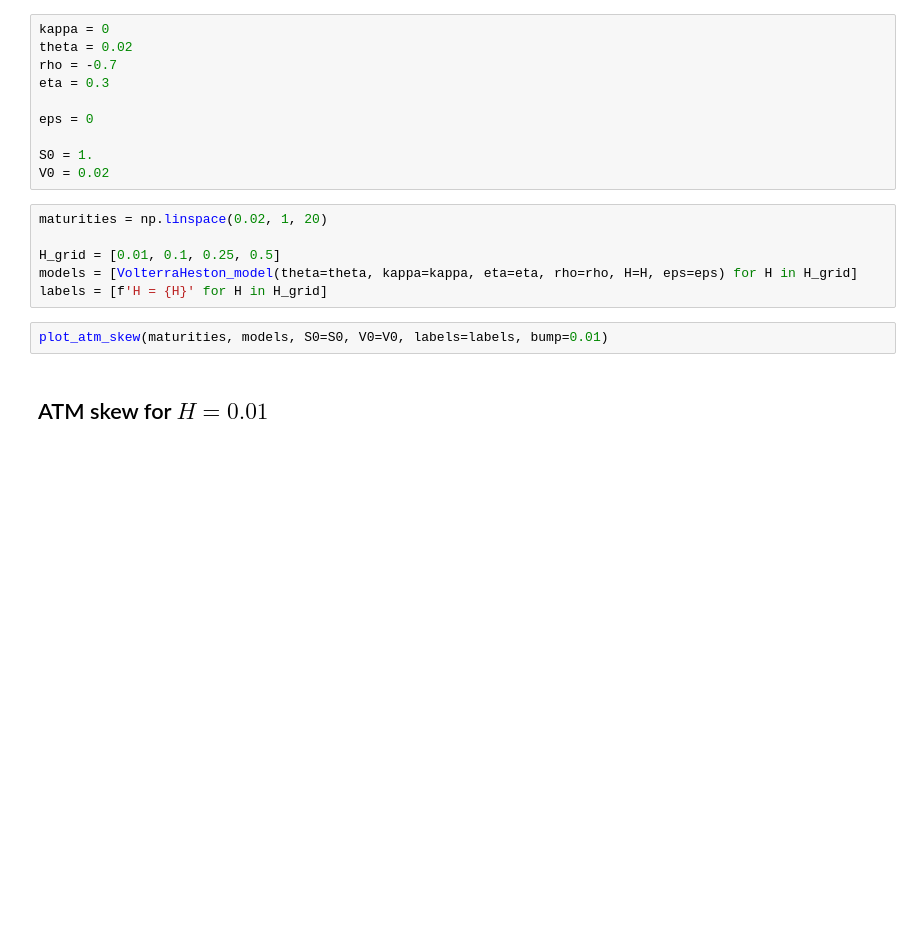
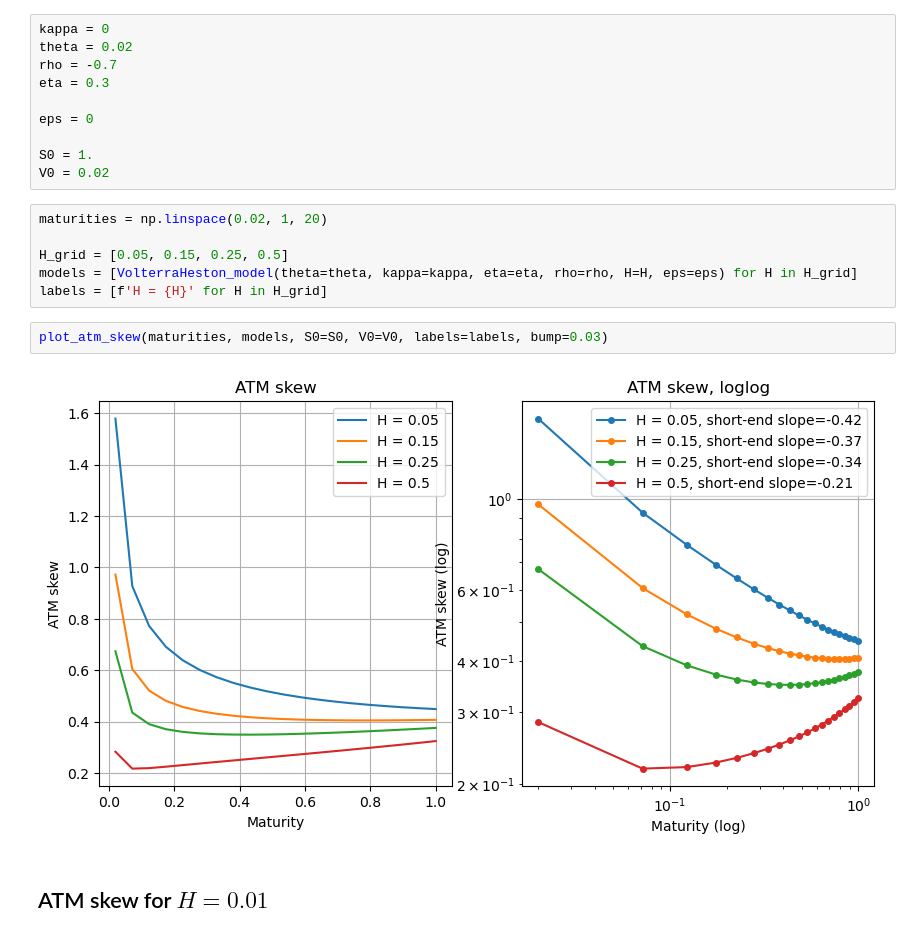
Before and after one commit to MrG1raffe/VolterraProcesses, a Jupyter notebook: Group1_Challenge2.ipynb, the cells around one changed output. Drawn from its saved outputs; the diff is of its cells as text; blank space fills up the shorter version.

```diff
--- a/Group1_Challenge2.ipynb
+++ b/Group1_Challenge2.ipynb
@@ -536,11 +536,13 @@ V0 = 0.02
 # %%
 maturities = np.linspace(0.02, 1, 20)
 
-H_grid = [0.01, 0.1, 0.25, 0.5]
+H_grid = [0.05, 0.15, 0.25, 0.5]
 models = [VolterraHeston_model(theta=theta, kappa=kappa, eta=eta, rho=rho, H=H, eps=eps) for H in H_grid]
 labels = [f'H = {H}' for H in H_grid]
 # %%
-plot_atm_skew(maturities, models, S0=S0, V0=V0, labels=labels, bump=0.01)
+plot_atm_skew(maturities, models, S0=S0, V0=V0, labels=labels, bump=0.03)
+# %% [output]
+[figure, added]
 # %% [markdown]
 ## ATM skew for $H = 0.01$
 # %%
```
Also changed, not shown: parts of 1 cell of this notebook.
